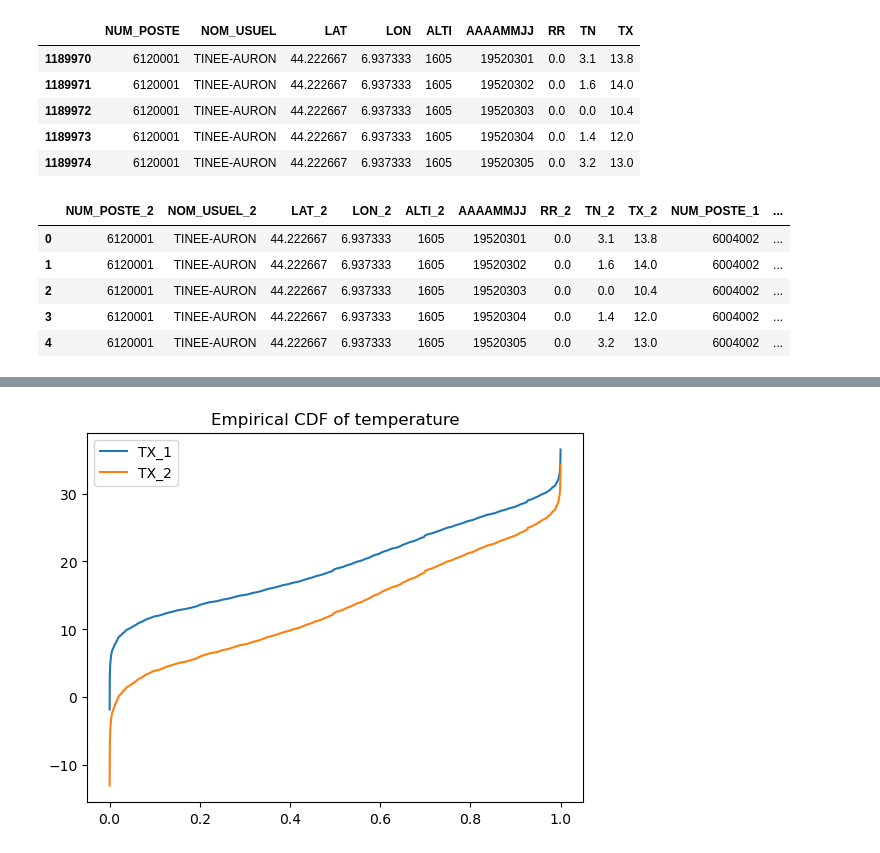
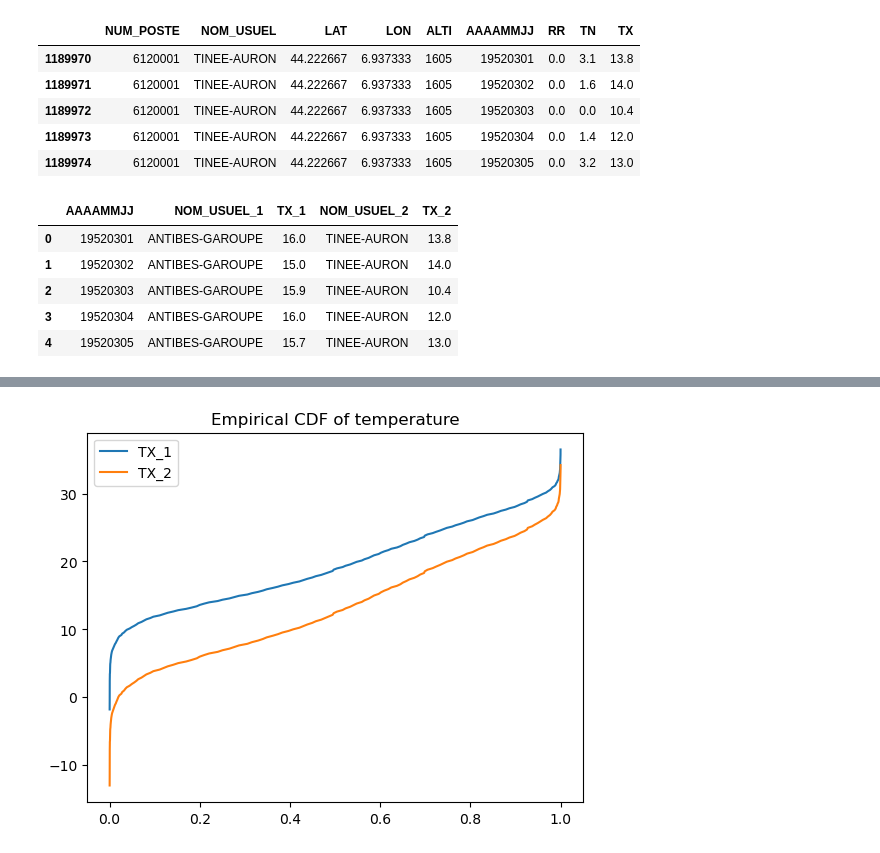
Before and after one commit to PoloX2021/Rosembaum, a Jupyter notebook: copules.ipynb, the cells around one changed output, grey strips where cells are left out. Drawn from its saved outputs; the diff is of its cells as text; code cells hidden in the pictures.

```diff
--- a/copules.ipynb
+++ b/copules.ipynb
@@ -92,11 +93,11 @@ df_2.head()
 | 1189974 | 6120001 | TINEE-AURON | 44.222667 | 6.937333 | 1605 | 19520305 | 0.0 | 3.2 | 13.0 |
 # %%
 df_merged = df_2.merge(df_1, on='AAAAMMJJ', suffixes=('_2', '_1'))
-df_merged.head()
+df_merged[['AAAAMMJJ', 'NOM_USUEL_1', 'TX_1', 'NOM_USUEL_2', 'TX_2']].head()
 # %% [output]
-|  | NUM_POSTE_2 | NOM_USUEL_2 | LAT_2 | LON_2 | ALTI_2 | AAAAMMJJ | RR_2 | TN_2 | TX_2 | NUM_POSTE_1 | ... |
-| 0 | 6120001 | TINEE-AURON | 44.222667 | 6.937333 | 1605 | 19520301 | 0.0 | 3.1 | 13.8 | 6004002 | ... |
-| 1 | 6120001 | TINEE-AURON | 44.222667 | 6.937333 | 1605 | 19520302 | 0.0 | 1.6 | 14.0 | 6004002 | ... |
-| 2 | 6120001 | TINEE-AURON | 44.222667 | 6.937333 | 1605 | 19520303 | 0.0 | 0.0 | 10.4 | 6004002 | ... |
-| 3 | 6120001 | TINEE-AURON | 44.222667 | 6.937333 | 1605 | 19520304 | 0.0 | 1.4 | 12.0 | 6004002 | ... |
-| 4 | 6120001 | TINEE-AURON | 44.222667 | 6.937333 | 1605 | 19520305 | 0.0 | 3.2 | 13.0 | 6004002 | ... |
+|  | AAAAMMJJ | NOM_USUEL_1 | TX_1 | NOM_USUEL_2 | TX_2 |
+| 0 | 19520301 | ANTIBES-GAROUPE | 16.0 | TINEE-AURON | 13.8 |
+| 1 | 19520302 | ANTIBES-GAROUPE | 15.0 | TINEE-AURON | 14.0 |
+| 2 | 19520303 | ANTIBES-GAROUPE | 15.9 | TINEE-AURON | 10.4 |
+| 3 | 19520304 | ANTIBES-GAROUPE | 16.0 | TINEE-AURON | 12.0 |
+| 4 | 19520305 | ANTIBES-GAROUPE | 15.7 | TINEE-AURON | 13.0 |
```
Also changed, not shown: parts of 9 cells of this notebook.
